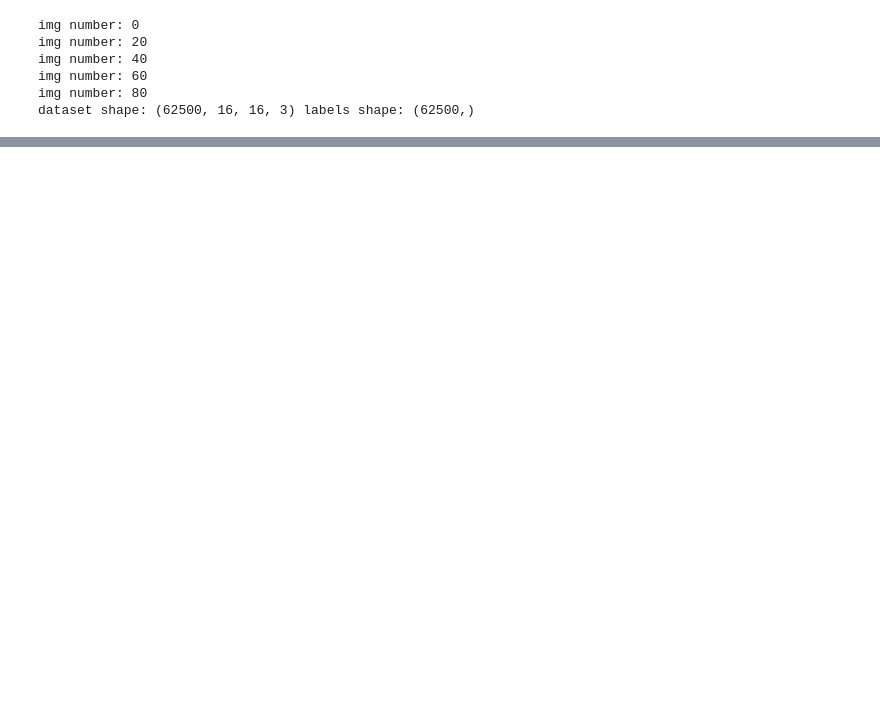
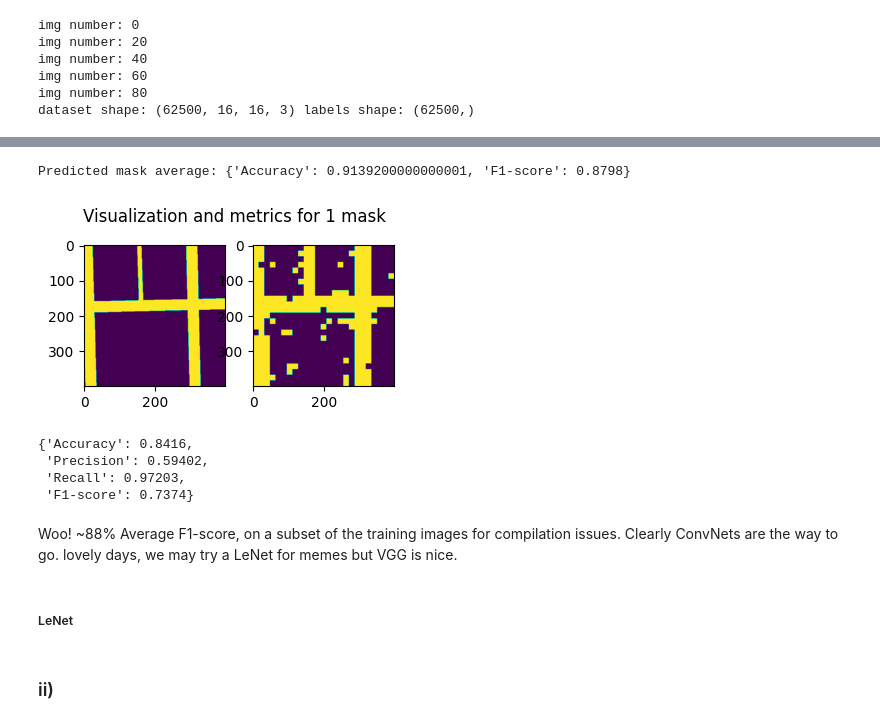
Before and after one commit to CS-433/ml-project-2-sigmoid-fraud, a Jupyter notebook: main.ipynb, the cells around one changed output, grey strips where cells are left out. Cells and saved outputs as stored; diff of their text form; code cells hidden in the pictures; blank space fills up the shorter version.

```diff
--- a/main.ipynb
+++ b/main.ipynb
@@ -782,15 +849,16 @@ def train_model(X, y, config):
 # %%
-training_patches = np.load('data/derivatives/training_patches.npy')
-training_labels = np.load('data/derivatives/training_labels.npy')
+training_patches = np.load('data/derivatives/training_patches.npy')[:6250]
+training_labels = np.load('data/derivatives/training_labels.npy')[:6250]
 
 config = {
     "model": "VGG16",
     "patch_size": 16,
-    "n_epochs": 50,
+    "n_epochs": 20,
     "batch_size": 64,
     "optimizer": "AdamW",
     "loss_function": "CrossEntropy",
     "learning_rate": 1e-4,
+    "prediction_transform": "PatchPred"
 }
 
 vgg = train_model(X=training_patches, y=training_labels, config=config)
@@ -809,0 +883,17 @@ Epoch: 011 train loss = 0.358521 val loss = 0.599264 train accuracy = 0.9512 val
+# %%
+print('Predicted mask average:', mask_predictions(scaler=identity(), model=vgg, n_patches=25*25, img_directory='data/training/images',
+                                                  gt_directory='data/training/groundtruth', dataset_size=10))
+visualize_predicition(img=im, gt=im_gt_gs, scaler=identity(), model=vgg, n_patches=25*25)
+# %% [output]
+Predicted mask average: {'Accuracy': 0.9139200000000001, 'F1-score': 0.8798}
+[figure, added]
+{'Accuracy': 0.8416,
+ 'Precision': 0.59402,
+ 'Recall': 0.97203,
+ 'F1-score': 0.7374}
+# %% [markdown]
+Woo! ~88% Average F1-score, on a subset of the training images for compilation issues. Clearly ConvNets are the way to go. lovely days, we may try a LeNet for memes but VGG is nice.
+# %% [markdown]
+##### LeNet
+# %% [markdown]
+### ii)
```
Also changed, not shown: parts of 4 cells of this notebook.
